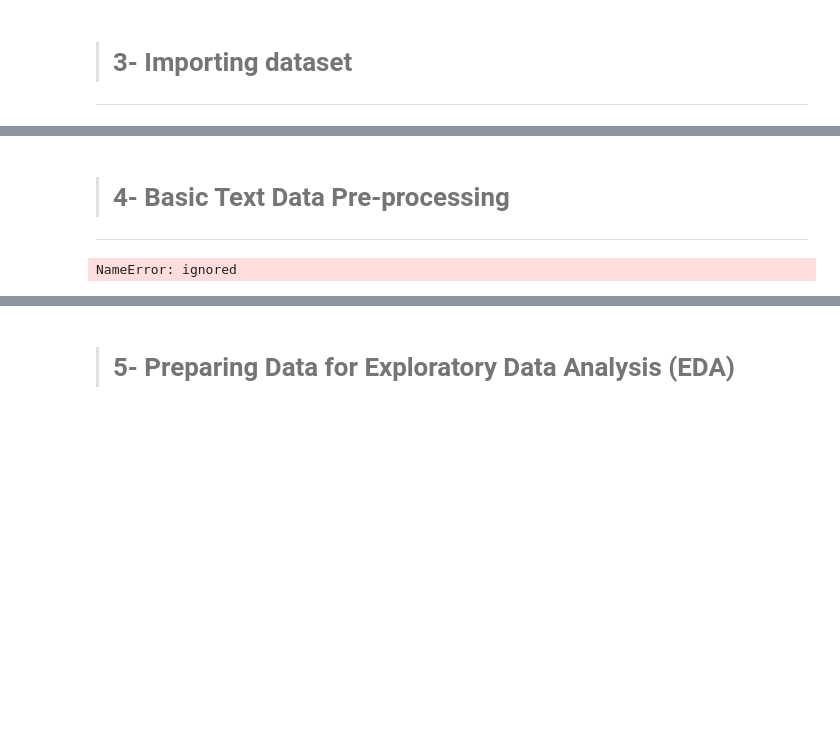
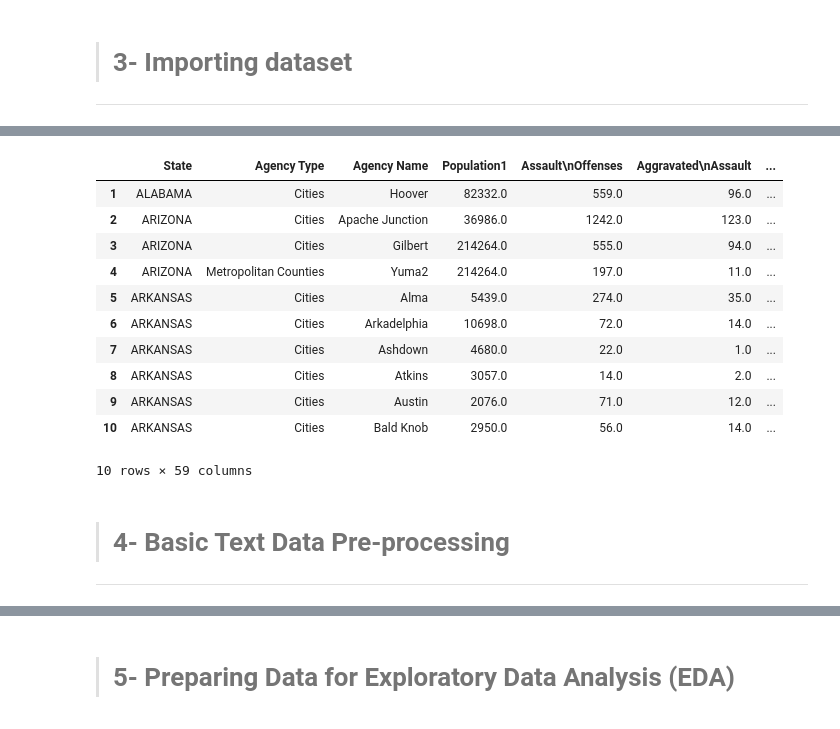
Before and after one commit to Mohitchvk/Data-Crunchers-Hackathon, a Jupyter notebook: DataCrunchers_Hackathon_|_Data_Minining_|_Task_1.ipynb, the cells around one changed output, grey strips where cells are left out. Drawn from its saved outputs; the diff is of its cells as text; code cells hidden in the pictures; blank space fills up the shorter version.

```diff
--- a/DataCrunchers_Hackathon_|_Data_Minining_|_Task_1.ipynb
+++ b/DataCrunchers_Hackathon_|_Data_Minining_|_Task_1.ipynb
@@ -80,0 +63,8 @@ df.head()
+# %%
+df1  = pd.read_excel("U.S._Offense_Type_by_Agency_2012.xlsx", skiprows=3, usecols=[0,1,2,3], skipfooter=4)
+
+df1.fillna(method='ffill', inplace=True)
+df1 = df1.drop(0, axis=0)
+print(df1)
+
+df2 = pd.read_excel("U.S._Offense_Type_by_Agency_2012.xlsx", skiprows=4, usecols=[i for i in range(4,59)])
@@ -81,7 +102,19 @@ df.head()
+# %%
+df_offences = pd.concat([df1,df2], axis=1)
+df_offences.head(10)
+# %% [output]
+|  | State | Agency Type | Agency Name | Population1 | Assault\nOffenses | Aggravated\nAssault | ... |
+| 1 | ALABAMA | Cities | Hoover | 82332.0 | 559.0 | 96.0 | ... |
+| 2 | ARIZONA | Cities | Apache Junction | 36986.0 | 1242.0 | 123.0 | ... |
+| 3 | ARIZONA | Cities | Gilbert | 214264.0 | 555.0 | 94.0 | ... |
+| 4 | ARIZONA | Metropolitan Counties | Yuma2 | 214264.0 | 197.0 | 11.0 | ... |
+| 5 | ARKANSAS | Cities | Alma | 5439.0 | 274.0 | 35.0 | ... |
+| 6 | ARKANSAS | Cities | Arkadelphia | 10698.0 | 72.0 | 14.0 | ... |
+| 7 | ARKANSAS | Cities | Ashdown | 4680.0 | 22.0 | 1.0 | ... |
+| 8 | ARKANSAS | Cities | Atkins | 3057.0 | 14.0 | 2.0 | ... |
+| 9 | ARKANSAS | Cities | Austin | 2076.0 | 71.0 | 12.0 | ... |
+| 10 | ARKANSAS | Cities | Bald Knob | 2950.0 | 56.0 | 14.0 | ... |
+10 rows × 59 columns
 # %% [markdown]
 > # **4- Basic Text Data Pre-processing**
 ---
-# %%
-df
-# %% [output]
-NameError: ignored
```
Also changed, not shown: parts of 6 cells of this notebook.
